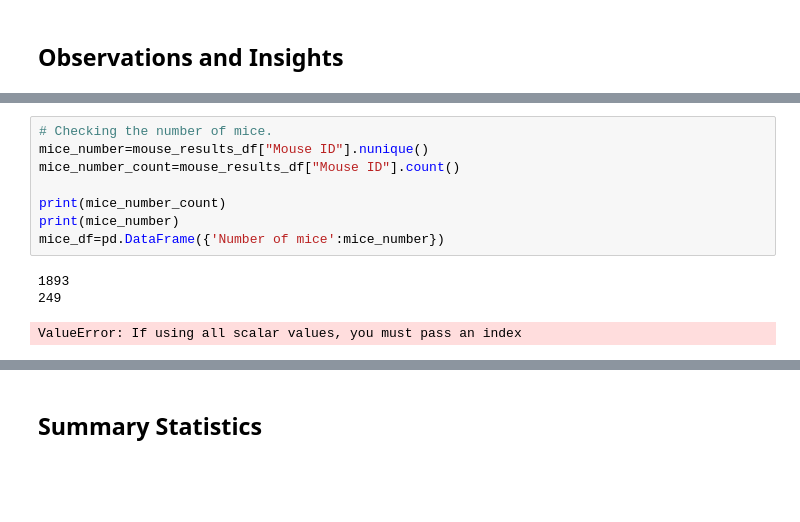
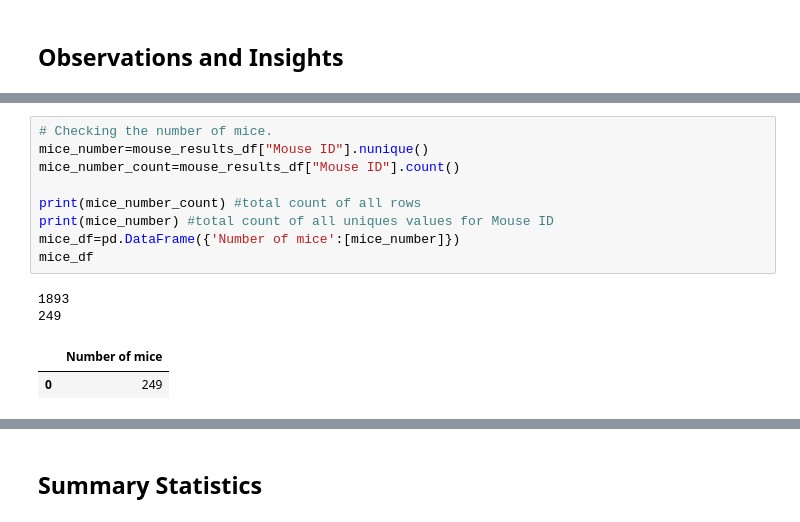
Before and after one commit to FreddyRangelA/Matplotlib, a Jupyter notebook: pymaceuticals_starter.ipynb, the cells around one changed output, grey strips where cells are left out. Drawn from its saved outputs; the diff is of its cells as text; blank space fills up the shorter version.

```diff
--- a/pymaceuticals_starter.ipynb
+++ b/pymaceuticals_starter.ipynb
@@ -40,15 +40,17 @@ mouse_results_df.sample(25)
 # %%
 # Checking the number of mice.
 mice_number=mouse_results_df["Mouse ID"].nunique()
 mice_number_count=mouse_results_df["Mouse ID"].count()
 
-print(mice_number_count)
-print(mice_number)
-mice_df=pd.DataFrame({'Number of mice':mice_number})
+print(mice_number_count) #total count of all rows
+print(mice_number) #total count of all uniques values for Mouse ID
+mice_df=pd.DataFrame({'Number of mice':[mice_number]})
+mice_df
 # %% [output]
 1893
 249
-ValueError: If using all scalar values, you must pass an index
+|  | Number of mice |
+| 0 | 249 |
 # %%
 # Getting the duplicate mice by ID number that shows up for Mouse ID and Timepoint.
 duplicate_mouseID_df=mouse_results_df.copy()
```
Also changed, not shown: parts of 7 cells of this notebook.
